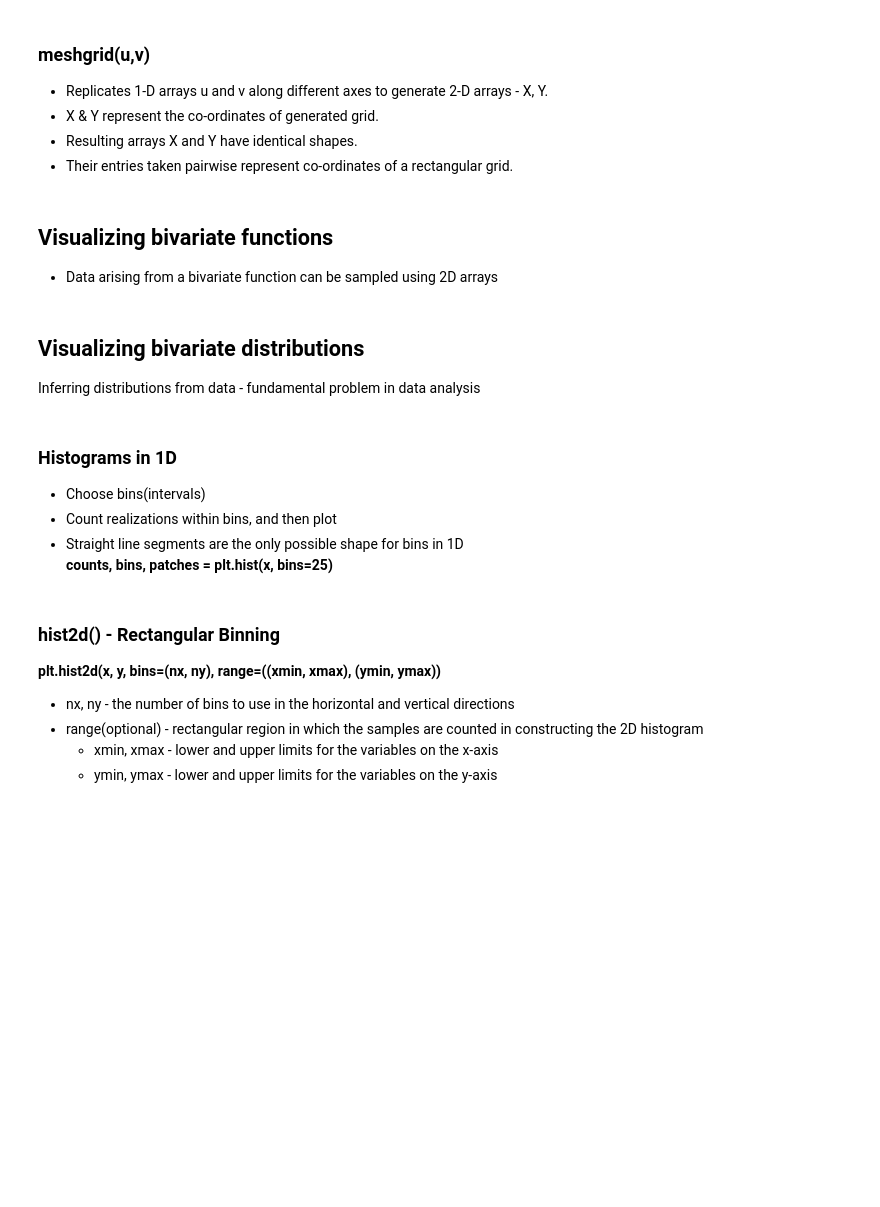
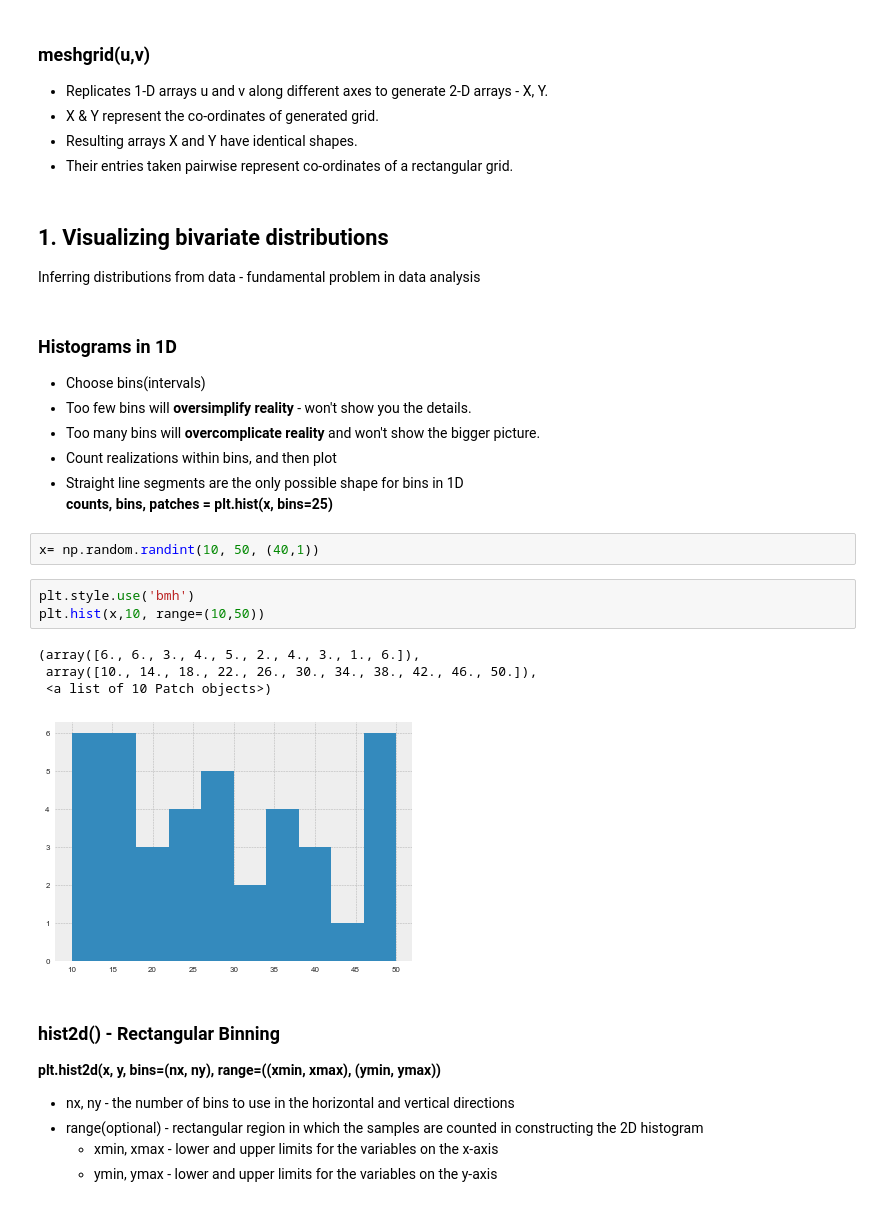
Before and after one commit to databaaz/av18, a Jupyter notebook: visualization.ipynb, the cells around one changed output. Drawn from its saved outputs; the diff is of its cells as text; blank space fills up the shorter version.

```diff
--- a/visualization.ipynb
+++ b/visualization.ipynb
@@ -244,18 +262,27 @@ a,b
 - X & Y represent the co-ordinates of generated grid.
 - Resulting arrays X and Y have identical shapes.
 - Their entries taken pairwise represent co-ordinates of a rectangular grid.
-# %% [markdown]
-## Visualizing bivariate functions
-- Data arising from a bivariate function can be sampled using 2D arrays
 # %% [markdown]
-## Visualizing bivariate distributions
+## 1. Visualizing bivariate distributions
 Inferring distributions from data - fundamental problem in data analysis
 # %% [markdown]
 ### Histograms in 1D
 - Choose bins(intervals)
+- Too few bins will **oversimplify reality** - won't show you the details.
+- Too many bins will **overcomplicate reality** and won't show the bigger picture.
 - Count realizations within bins, and then plot
 - Straight line segments are the only possible shape for bins in 1D
 **counts, bins, patches = plt.hist(x, bins=25)**
+# %%
+x= np.random.randint(10, 50, (40,1))
+# %%
+plt.style.use('bmh')
+plt.hist(x,10, range=(10,50))
+# %% [output]
+(array([6., 6., 3., 4., 5., 2., 4., 3., 1., 6.]),
+ array([10., 14., 18., 22., 26., 30., 34., 38., 42., 46., 50.]),
+ <a list of 10 Patch objects>)
+[figure, added]
 # %% [markdown]
 ### hist2d() - Rectangular Binning
 **plt.hist2d(x, y, bins=(nx, ny), range=((xmin, xmax), (ymin, ymax))**
```
Also changed, not shown: parts of 14 cells of this notebook, 3 other files.
